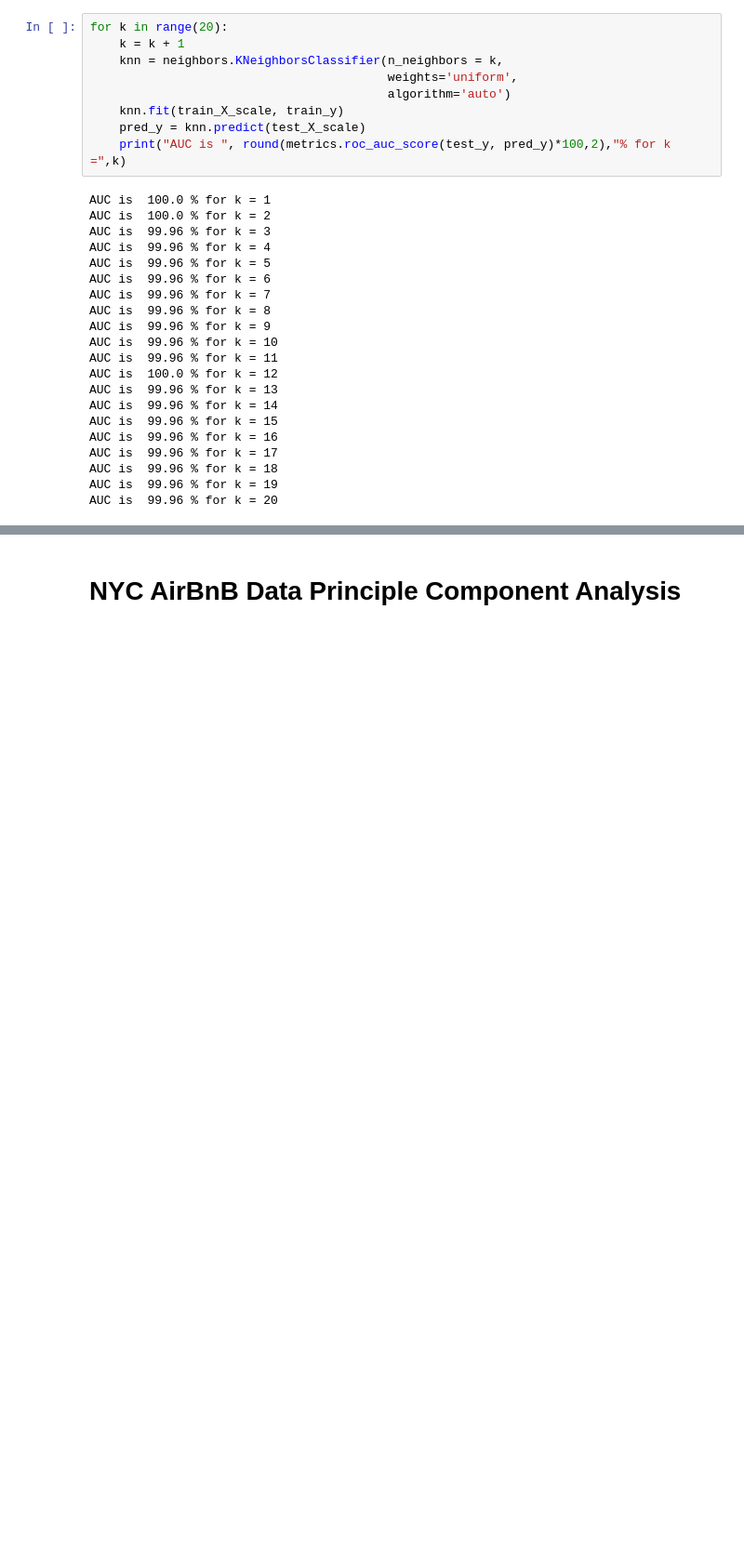
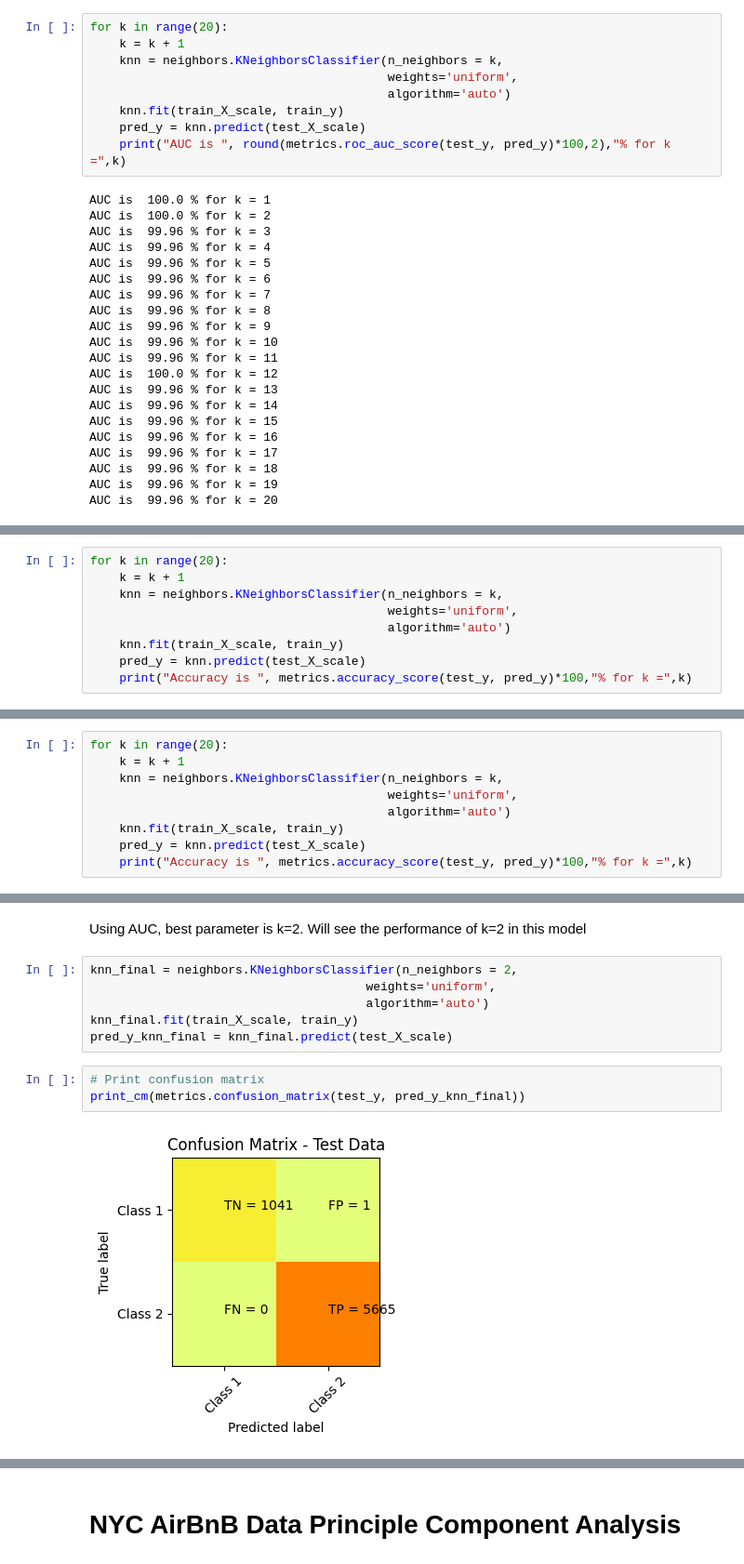
Before and after one commit to Naren1610/IST5520GrpProj, a Jupyter notebook: Milestone3_v4.ipynb, the cells around one changed output, grey strips where cells are left out. Shown at 93% size. Drawn from its saved outputs; the diff is of its cells as text; blank space fills up the shorter version.

```diff
--- a/Milestone3_v4.ipynb
+++ b/Milestone3_v4.ipynb
@@ -1486,0 +1491,9 @@ AUC is  99.96 % for k = 20
+# %%
+for k in range(20):
+    k = k + 1
+    knn = neighbors.KNeighborsClassifier(n_neighbors = k,
+                                         weights='uniform',
+                                         algorithm='auto')
+    knn.fit(train_X_scale, train_y)
+    pred_y = knn.predict(test_X_scale)
+    print("Accuracy is ", metrics.accuracy_score(test_y, pred_y)*100,"% for k =",k)
@@ -1486,0 +1523,9 @@ AUC is  99.96 % for k = 20
+# %%
+for k in range(20):
+    k = k + 1
+    knn = neighbors.KNeighborsClassifier(n_neighbors = k,
+                                         weights='uniform',
+                                         algorithm='auto')
+    knn.fit(train_X_scale, train_y)
+    pred_y = knn.predict(test_X_scale)
+    print("Accuracy is ", metrics.accuracy_score(test_y, pred_y)*100,"% for k =",k)
@@ -1486,0 +1553,13 @@ AUC is  99.96 % for k = 20
+# %% [markdown]
+Using AUC, best parameter is k=2. Will see the performance of k=2 in this model
+# %%
+knn_final = neighbors.KNeighborsClassifier(n_neighbors = 2,
+                                      weights='uniform',
+                                      algorithm='auto')
+knn_final.fit(train_X_scale, train_y)
+pred_y_knn_final = knn_final.predict(test_X_scale)
+# %%
+# Print confusion matrix
+print_cm(metrics.confusion_matrix(test_y, pred_y_knn_final))
+# %% [output]
+[figure, added]
```
Also changed, not shown: parts of 38 cells of this notebook.
